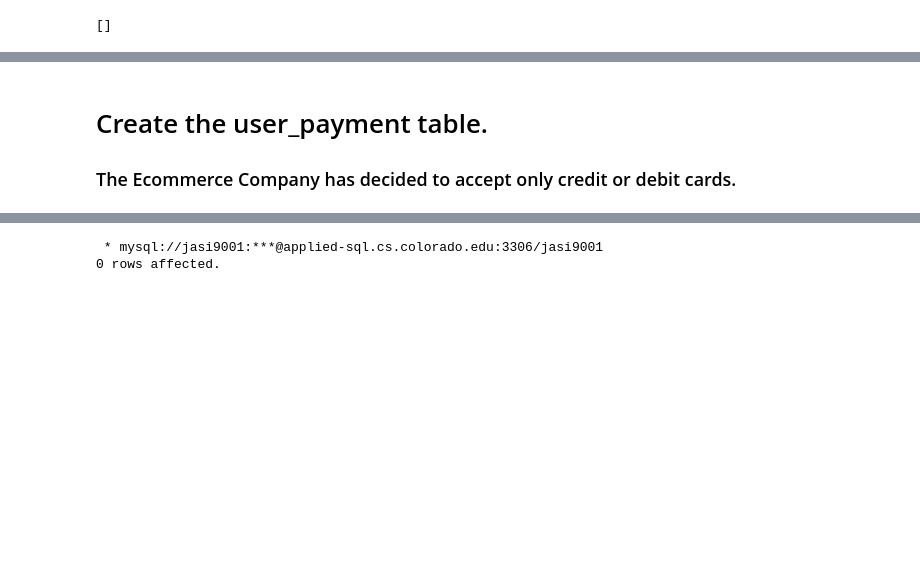
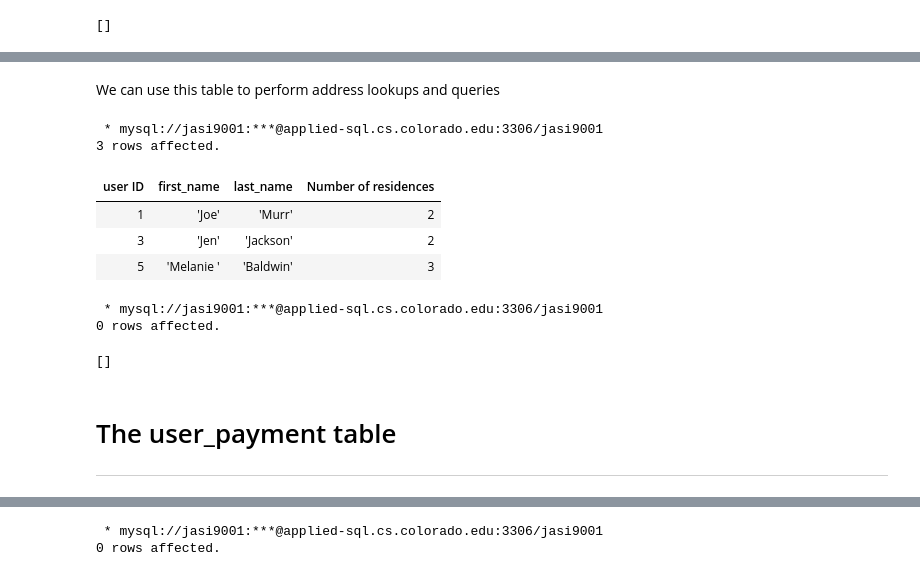
Before and after one commit to Micah614/P2P_Retail_Database, a Jupyter notebook: P2P_DB.ipynb, the cells around one changed output, grey strips where cells are left out. Drawn from its saved outputs; the diff is of its cells as text; code cells hidden in the pictures; blank space fills up the shorter version.

```diff
--- a/P2P_DB.ipynb
+++ b/P2P_DB.ipynb
@@ -350,15 +345,15 @@ user_addresses = [[1, "8447C Airport Street", "Apt#2", "Klamath Falls","OR", "97
 # %%
 insert_user_address = """
 INSERT INTO
-    user_address (user_id, address_line1, address_line2, city, state, postal_code, country, phone_number)
+    user_address (user_id, is_primary_residence, address_line1, address_line2, city, state, postal_code, country, phone_number)
 VALUES
-    ("%s","%s","%s","%s","%s","%s","%s","%s");
+    ("%s","%s","%s","%s","%s","%s","%s","%s","%s");
 """
 
 for user in user_addresses:
-    # res = con.execute(insert_admins, admin[0], admin[1], admin[2])
+    # res = con.execute(insert_user_address, user[0], user[1], user[2], user[3], user[4], user[5], user[6], user[7], user[8])
     try:
-        res = con.execute(insert_user_address, user[0], user[1], user[2], user[3], user[4], user[5], user[6], user[7])
+        res = con.execute(insert_user_address, user[0], user[1], user[2], user[3], user[4], user[5], user[6], user[7], user[8])
         print("user_id:", user[0], "'s address was inserted successfully.")
     except:
         print("user_id:", user[0], "'s address insertion FAILED.")
@@ -367,4 +375,34 @@ NameError: name 'user_addresses' is not defined
+# %% [markdown]
+We can use this table to perform address lookups and queries
+# %%
+%%sql
+
+WITH count_address AS (
+SELECT user_id, COUNT(user_id) AS 'num_homes'
+FROM user_address
+GROUP BY user_id
+)
+
+SELECT user.user_id AS 'user ID', user.first_name, user.last_name, count_address.num_homes AS 'Number of residences'
+FROM user
+JOIN count_address
+WHERE user.user_id = count_address.user_id and count_address.num_homes >= 2;
+# %% [output]
+ * mysql://jasi9001:***@applied-sql.cs.colorado.edu:3306/jasi9001
+3 rows affected.
+| user ID | first_name | last_name | Number of residences |
+| 1 | 'Joe' | 'Murr' | 2 |
+| 3 | 'Jen' | 'Jackson' | 2 |
+| 5 | 'Melanie ' | 'Baldwin' | 3 |
+# %%
+%%sql
+# this will come in handy later.
+CREATE INDEX USER_RESIDENCE_INDEX
+ON user_address (user_id);
+# %% [output]
+ * mysql://jasi9001:***@applied-sql.cs.colorado.edu:3306/jasi9001
+0 rows affected.
+[]
 # %% [markdown]
-# Create the user_payment table.
-
-### The Ecommerce Company has decided to accept only credit or debit cards.
+# The user_payment table
+<hr/>
```
Also changed, not shown: parts of 39 cells of this notebook.
